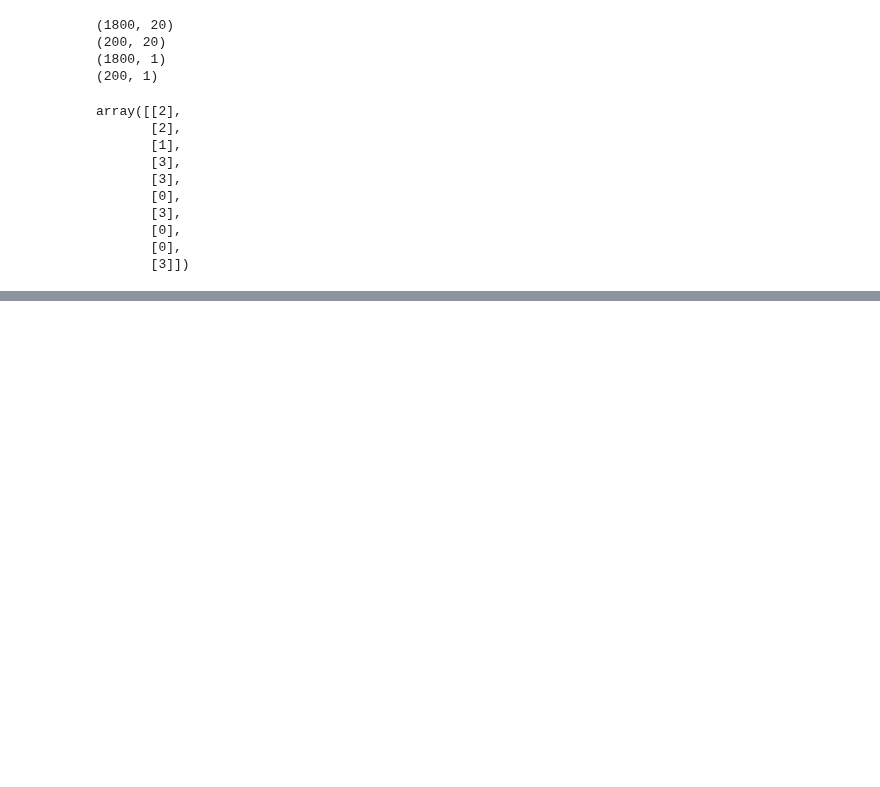
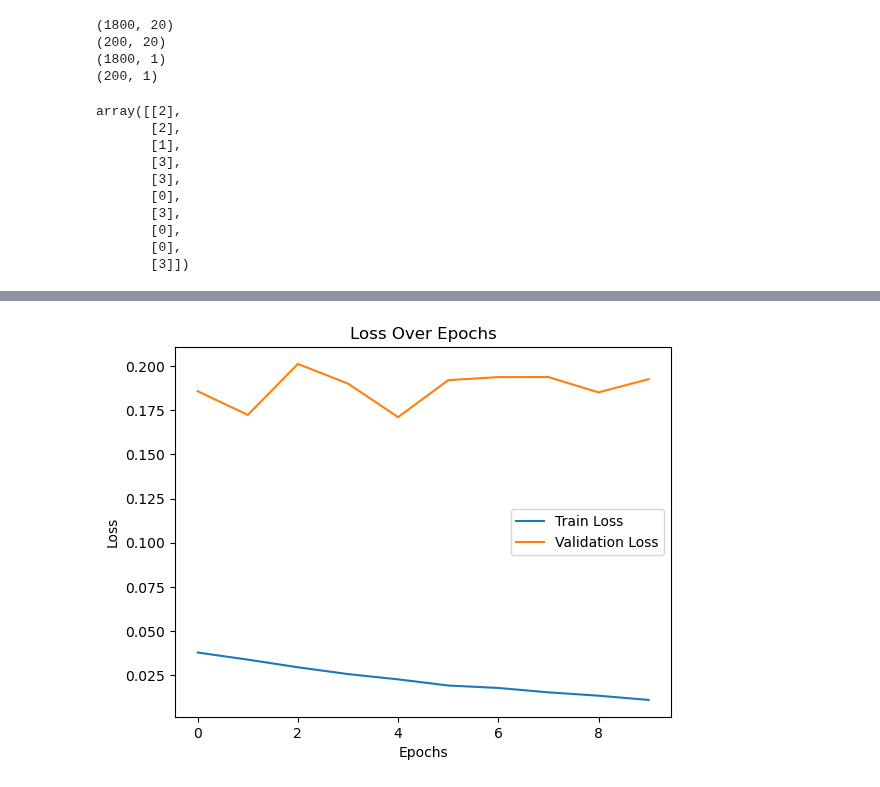
Before and after one commit to jfmcdona/Lab3-GitHubTutorial, a Jupyter notebook: mobile_price_neural.ipynb, the cells around one changed output, grey strips where cells are left out. Cells and saved outputs as stored; diff of their text form; code cells hidden in the pictures; blank space fills up the shorter version.

```diff
--- a/mobile_price_neural.ipynb
+++ b/mobile_price_neural.ipynb
@@ -216,14 +218,15 @@ y_train = to_categorical(y_train)
 y_test = to_categorical(y_test)
 # %%
 model = Sequential()
-model.add(Dense(500, activation='relu', input_dim=20))
-model.add(Dense (100, activation='relu'))
-model.add(Dense (50, activation='relu'))
-model.add(Dense (2, activation='softmax'))
 
-model.compile(optimizer='adam',
-              loss='categorical_crossentropy',
-              metrics=['accuracy'])
+model.add(Dense(units=64, activation='relu', input_shape=(X_train.shape[1],)))
+
+model.add(Dense(units=32, activation='relu'))
+model.add(Dense(units=16, activation='relu'))
+
+model.add(Dense(units=4, activation='softmax'))
+
+model.compile(optimizer='adam', loss='categorical_crossentropy', metrics=['accuracy'])
 # %%
 model.summary()
 # %% [output]
@@ -245,6 +248,13 @@ Trainable params: 65,752
 Non-trainable params: 0
 _________________________________________________________________
 # %%
-%%time
-model.fit(X_train, y_train, epochs=10)
+early_stopping = EarlyStopping(monitor='val_loss', patience=5, restore_best_weights=True)
+
+history = model.fit(
+    X_train, y_train,
+    validation_split=0.1,  # Use 10% of the training data as validation
+    epochs=50,
+    batch_size=32,
+    callbacks=[early_stopping]
+)
 # %% [output]
@@ -255,0 +287,10 @@ ValueError: in user code:
+# %%
+plt.plot(history.history['loss'], label='Train Loss')
+plt.plot(history.history['val_loss'], label='Validation Loss')
+plt.legend()
+plt.title('Loss Over Epochs')
+plt.xlabel('Epochs')
+plt.ylabel('Loss')
+plt.show()
+# %% [output]
+[figure, added]
```
Also changed, not shown: parts of 6 cells of this notebook.
